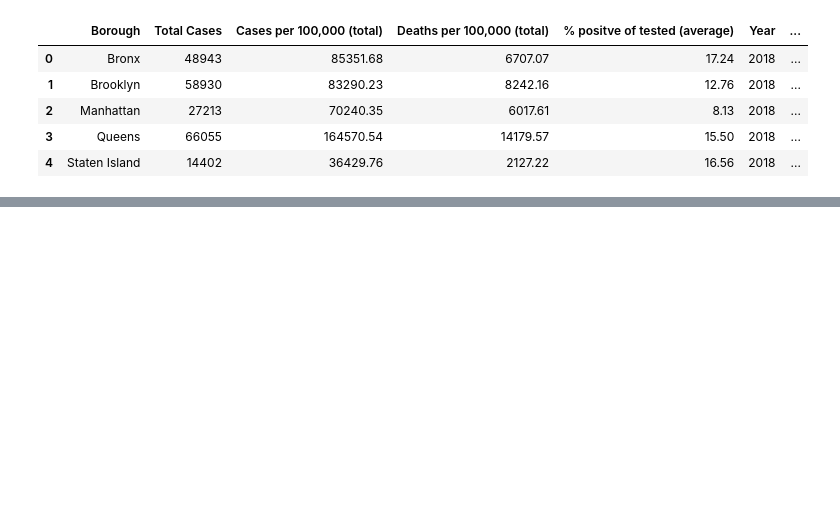
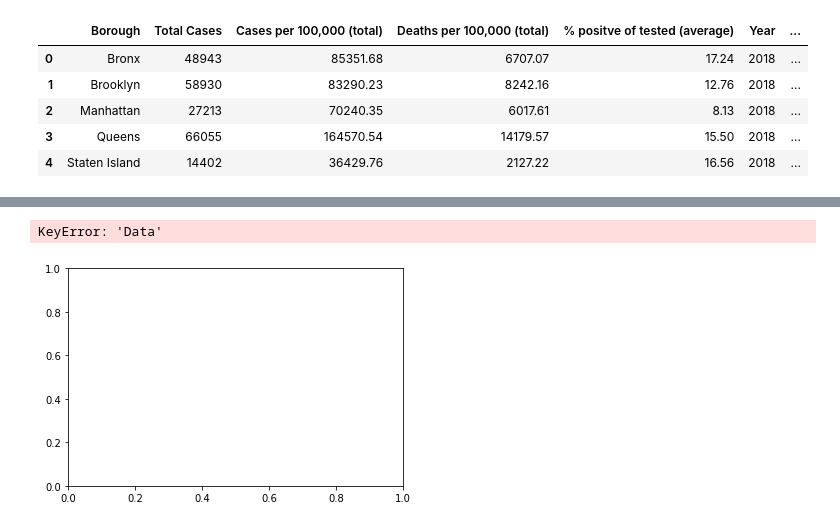
Before and after one commit to AMHlocal/Covid-19-and-NYC-Boroughs, a Jupyter notebook: Data Cleaning (Austin's file).ipynb, the cells around one changed output, grey strips where cells are left out. Drawn from its saved outputs; the diff is of its cells as text; code cells hidden in the pictures; blank space fills up the shorter version.

```diff
--- a/Data Cleaning (Austin's file).ipynb
+++ b/Data Cleaning (Austin's file).ipynb
@@ -107,0 +117,7 @@ final.head()
+# %%
+boro_total_scat = final.plot.scatter(x = "Data", y = "Total Cases")
+
+#This is where the problem comes up
+# %% [output]
+KeyError: 'Data'
+[figure, added]
```
Also changed, not shown: parts of 3 cells of this notebook.
